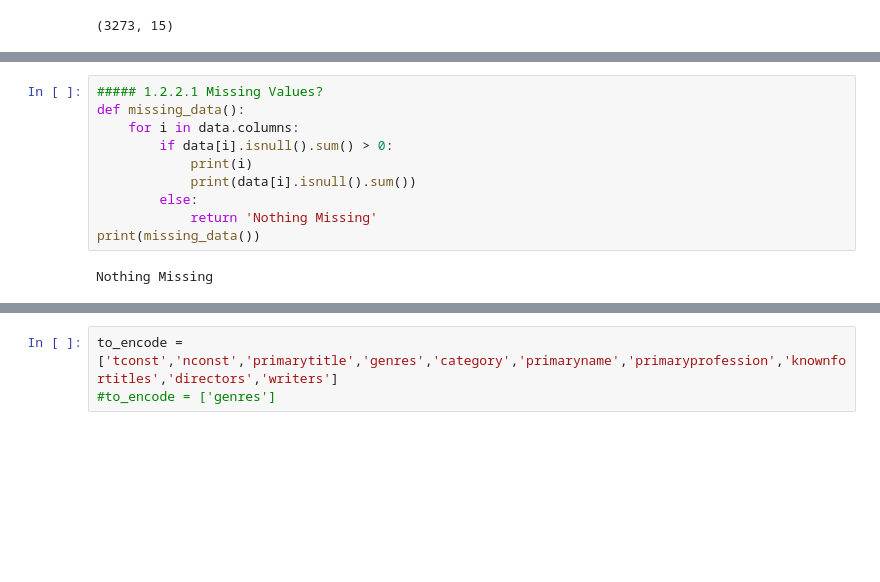
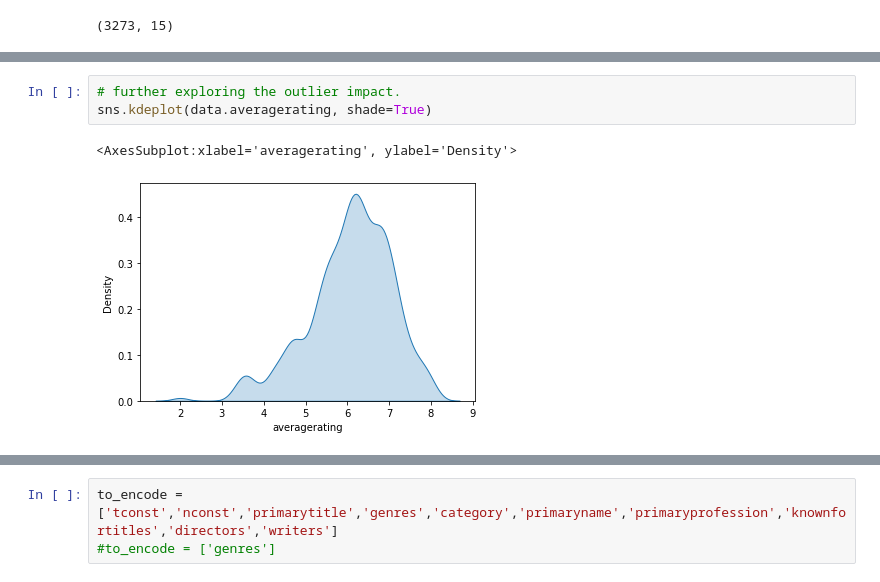
Before and after one commit to 333Kenji/IMDB_KMeans, a Jupyter notebook: Notebooks/KMeans.ipynb, the cells around one changed output, grey strips where cells are left out. Cells and saved outputs as stored; diff of their text form; blank space fills up the shorter version.

```diff
--- a/Notebooks/KMeans.ipynb
+++ b/Notebooks/KMeans.ipynb
@@ -308,12 +375,6 @@ Index(['tconst', 'primarytitle', 'startyear', 'runtimeminutes', 'genres',
 # %%
-##### 1.2.2.1 Missing Values?
-def missing_data():
-    for i in data.columns:
-        if data[i].isnull().sum() > 0:
-            print(i)
-            print(data[i].isnull().sum())
-        else:
-            return 'Nothing Missing'
-print(missing_data())
+# further exploring the outlier impact.
+sns.kdeplot(data.averagerating, shade=True)
 # %% [output]
-Nothing Missing
+<AxesSubplot:xlabel='averagerating', ylabel='Density'>
+[figure, added]
```
Also changed, not shown: parts of 55 cells of this notebook.
